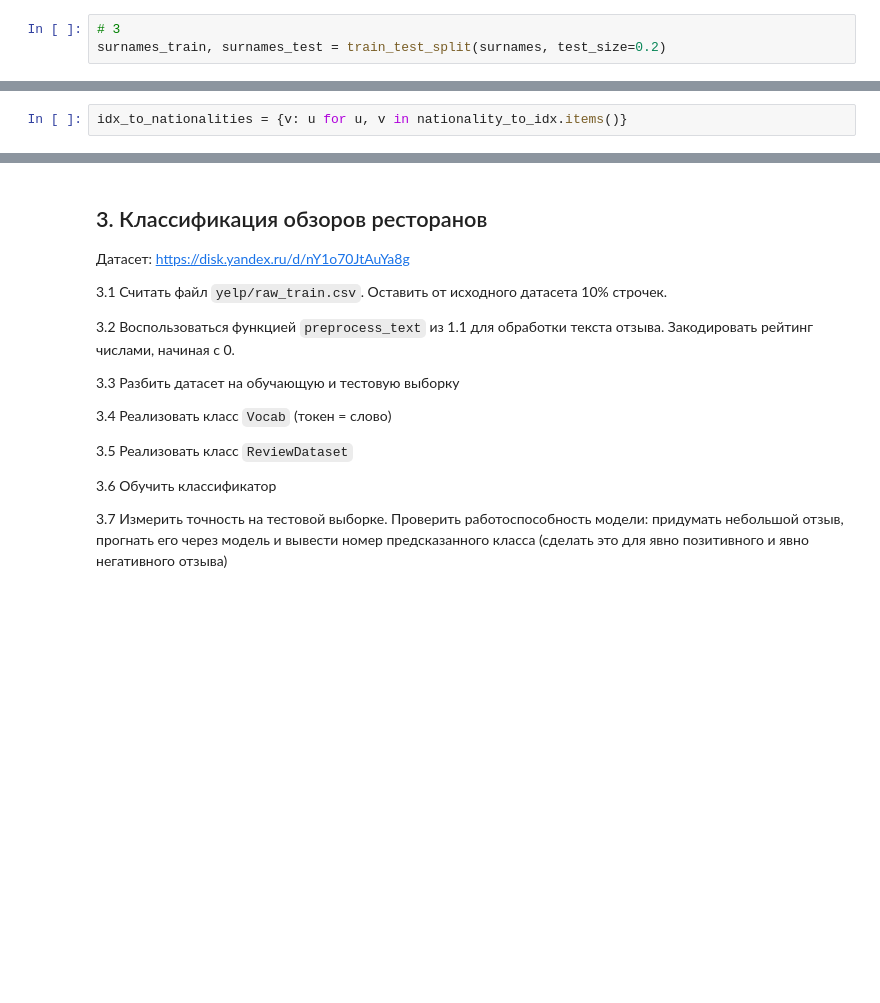
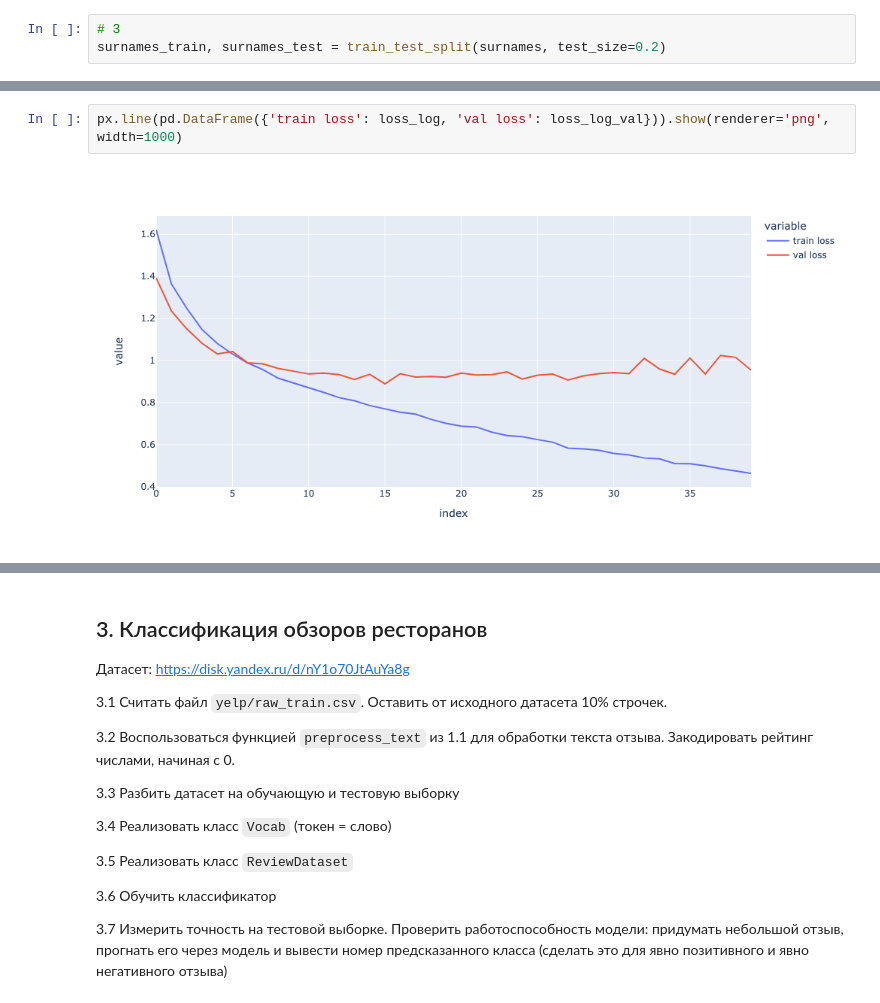
Before and after one commit to vktrbr/tadimo_2_sem, a Jupyter notebook: 05_NLP_1_intro.ipynb, the cells around one changed output, grey strips where cells are left out. Saved outputs shown, nothing was run; the diff lists cells and outputs as text; blank space fills up the shorter version.

```diff
--- a/05_NLP_1_intro.ipynb
+++ b/05_NLP_1_intro.ipynb
@@ -221,2 +254,4 @@ EPOCH:   9       LOSS: 2.4554
-# %%
-idx_to_nationalities = {v: u for u, v in nationality_to_idx.items()}
+# %%
+px.line(pd.DataFrame({'train loss': loss_log, 'val loss': loss_log_val})).show(renderer='png', width=1000)
+# %% [output]
+[figure, added]
```
Also changed, not shown: parts of 33 cells of this notebook.
